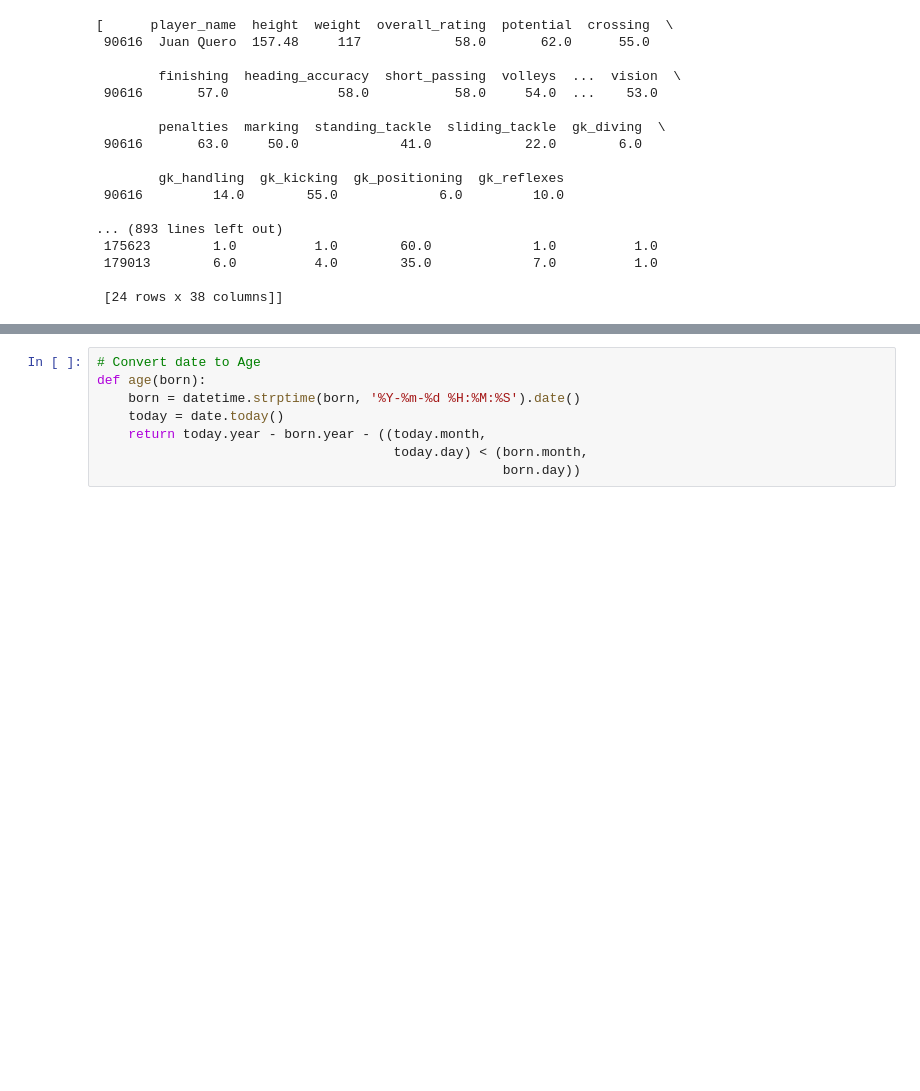
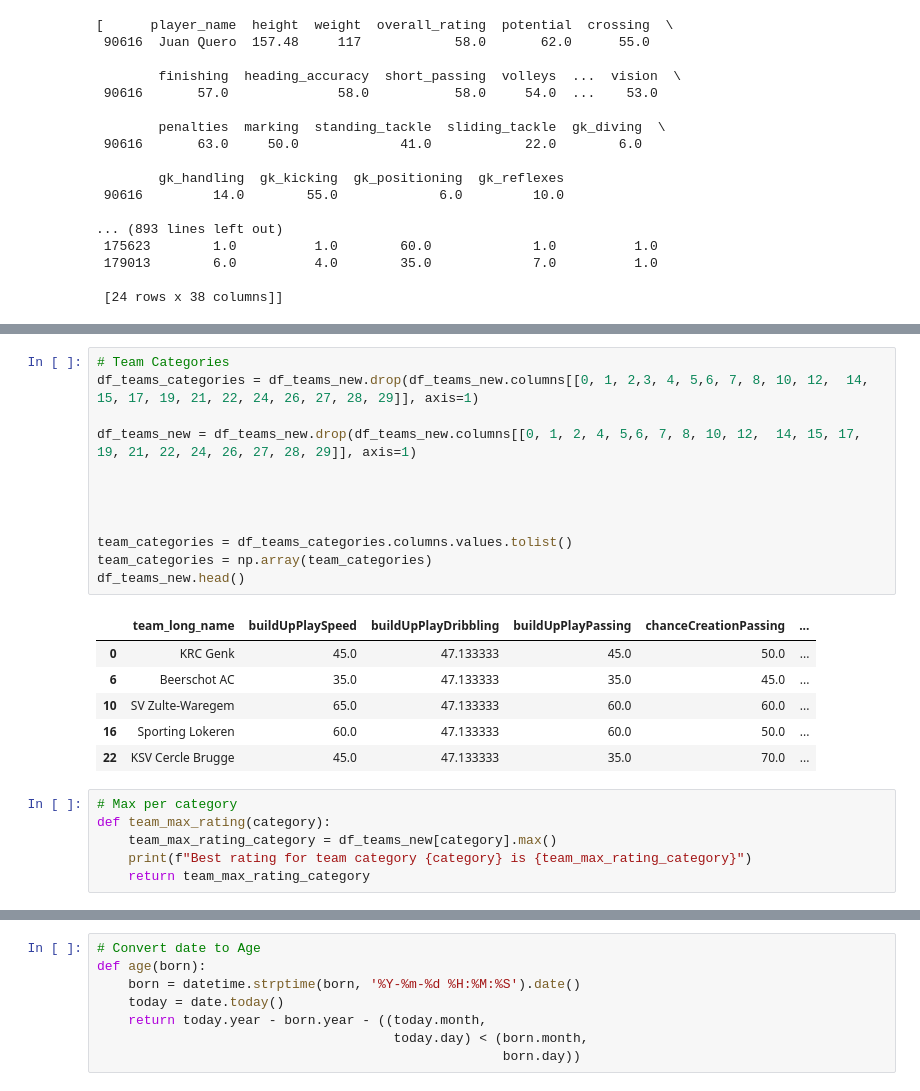
Before and after one commit to Atwinenickson/soccer_analysis, a Jupyter notebook: investigate-a-dataset-template.ipynb, the cells around one changed output, grey strips where cells are left out. Cells and saved outputs as stored; diff of their text form; blank space fills up the shorter version.

```diff
--- a/investigate-a-dataset-template.ipynb
+++ b/investigate-a-dataset-template.ipynb
@@ -496,0 +531,25 @@ Worst player for category free_kick_accuracy is ['Wojciech Pawlowski']
+# %%
+# Team Categories
+df_teams_categories = df_teams_new.drop(df_teams_new.columns[[0, 1, 2,3, 4, 5,6, 7, 8, 10, 12,  14, 15, 17, 19, 21, 22, 24, 26, 27, 28, 29]], axis=1)
+
+df_teams_new = df_teams_new.drop(df_teams_new.columns[[0, 1, 2, 4, 5,6, 7, 8, 10, 12,  14, 15, 17, 19, 21, 22, 24, 26, 27, 28, 29]], axis=1)
+
+
+
+
+team_categories = df_teams_categories.columns.values.tolist()
+team_categories = np.array(team_categories)
+df_teams_new.head()
+# %% [output]
+|  | team_long_name | buildUpPlaySpeed | buildUpPlayDribbling | buildUpPlayPassing | chanceCreationPassing | ... |
+| 0 | KRC Genk | 45.0 | 47.133333 | 45.0 | 50.0 | ... |
+| 6 | Beerschot AC | 35.0 | 47.133333 | 35.0 | 45.0 | ... |
+| 10 | SV Zulte-Waregem | 65.0 | 47.133333 | 60.0 | 60.0 | ... |
+| 16 | Sporting Lokeren | 60.0 | 47.133333 | 60.0 | 50.0 | ... |
+| 22 | KSV Cercle Brugge | 45.0 | 47.133333 | 35.0 | 70.0 | ... |
+# %%
+# Max per category
+def team_max_rating(category):
+    team_max_rating_category = df_teams_new[category].max()
+    print(f"Best rating for team category {category} is {team_max_rating_category}")
+    return team_max_rating_category
```
Also changed, not shown: parts of 14 cells of this notebook, 1 other file.
